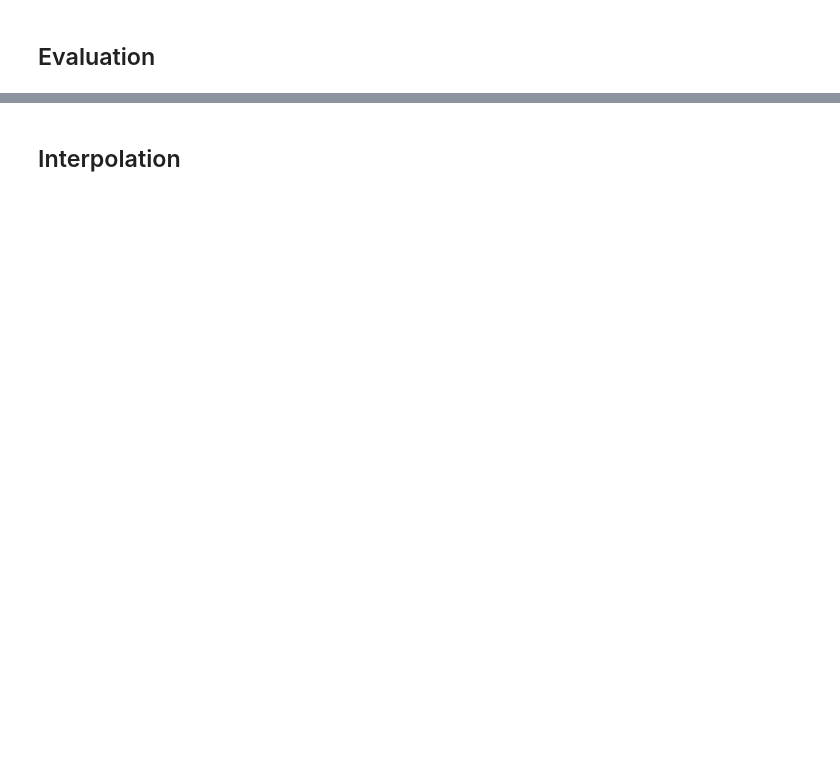
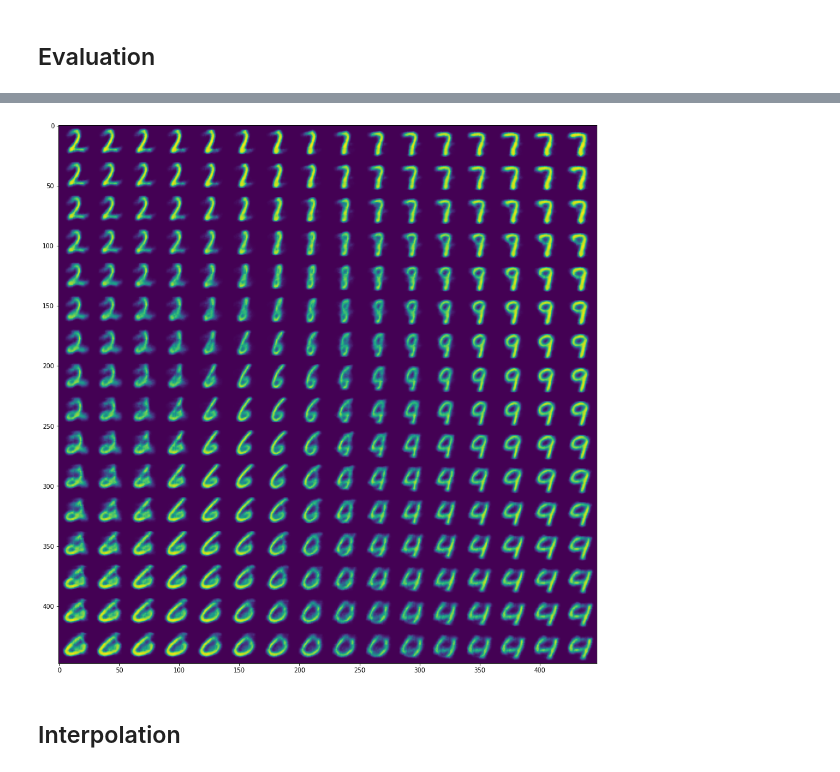
Before and after one commit to ndoll1998/notebooks, a Jupyter notebook: VAE_MNIST.ipynb, the cells around one changed output, grey strips where cells are left out. Saved outputs shown, nothing was run; the diff lists cells and outputs as text; code cells hidden in the pictures; blank space fills up the shorter version.

```diff
--- a/VAE_MNIST.ipynb
+++ b/VAE_MNIST.ipynb
@@ -246,3 +245,24 @@ show()
+# %%
+# deconstruct from normal plane
+n = 16
+# apply plane to the first two dimensions of the latent space
+# use zero for all other dimensions
+z_plane = np.mgrid[(slice(-2, 2, 4/n),) * 2]
+z_plane = np.concatenate((z_plane, np.zeros((z_dim-2, n, n))), axis=0)
+z_plane = z_plane.transpose(1, 2, 0).reshape(n * n, z_dim).astype(np.float32)
+# decode and plot
+with torch.no_grad():
+    x_ = vae.decoder(torch.from_numpy(z_plane).to(device))
+    x_ = x_.cpu().numpy()
+x_ = x_.reshape(n, n, 28, 28).transpose(0, 2, 1, 3)
+x_ = x_.reshape(n * 28, n * 28)
+# visualize
+figsize(n, n)
+figure()
+imshow(x_)
+show()
+# %% [output]
+[figure, added]
 # %% [markdown]
 ## Interpolation
 # %%
```
Also changed, not shown: parts of 10 cells of this notebook.
